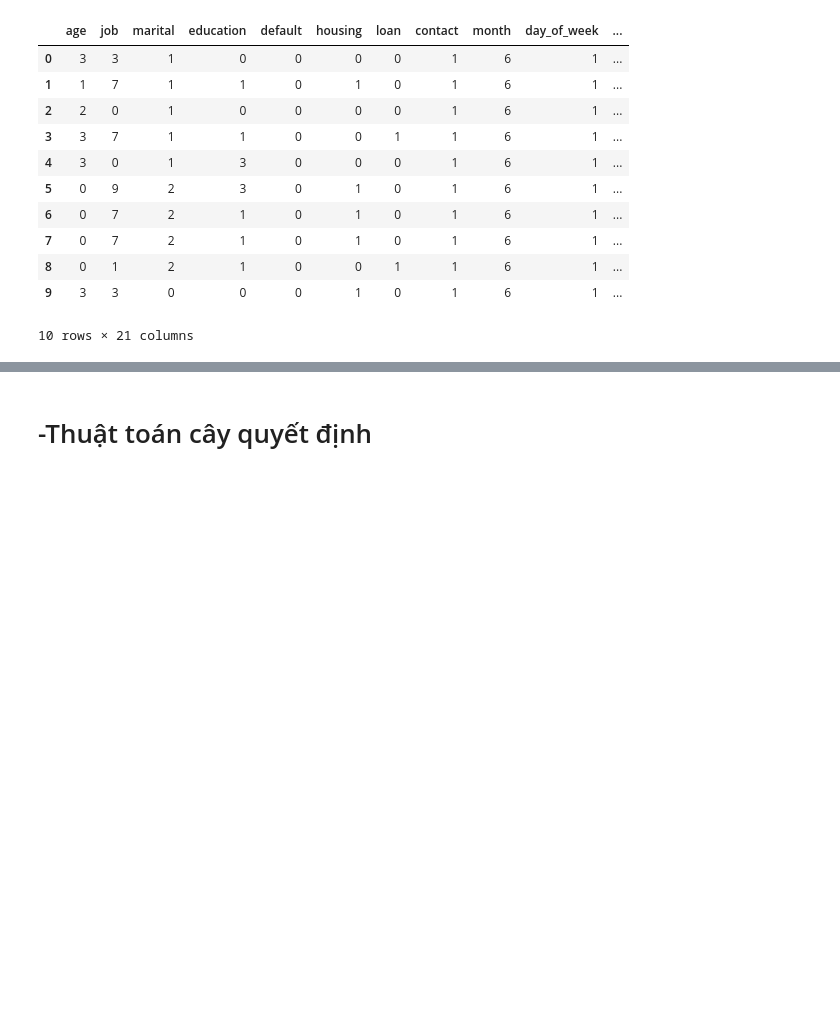
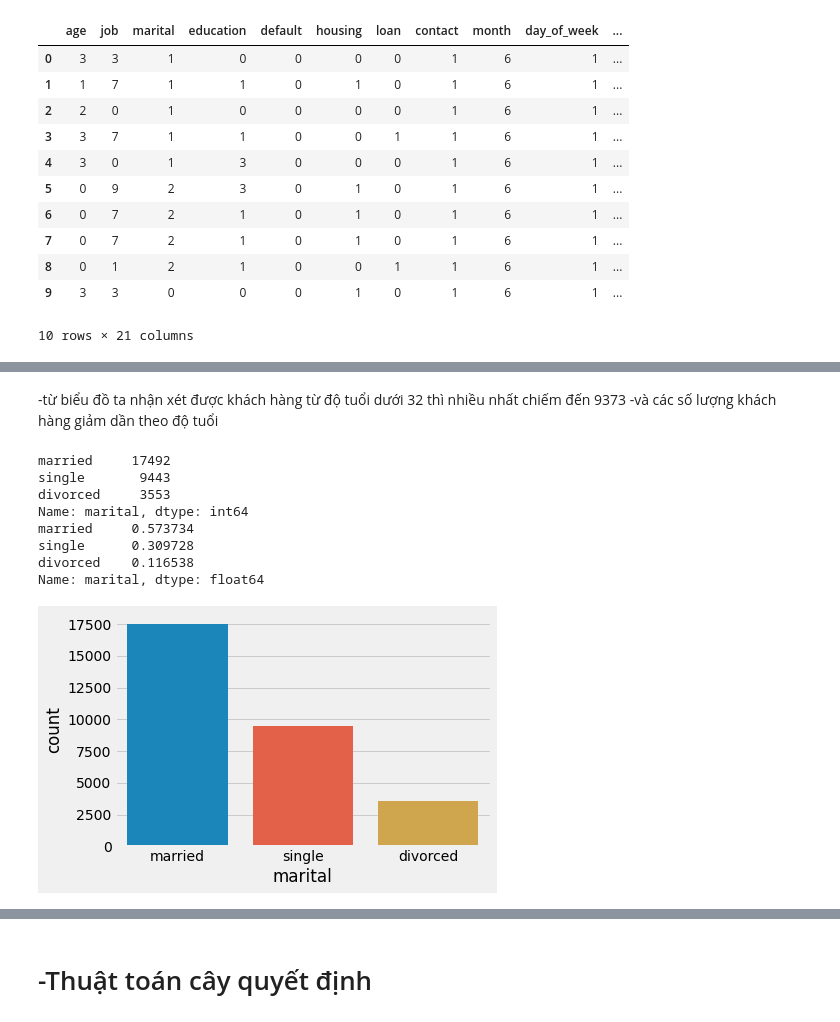
Before and after one commit to TuTuanLe/bank-additional-mining, a Jupyter notebook: mining.ipynb, the cells around one changed output, grey strips where cells are left out. Cells and saved outputs as stored; diff of their text form; code cells hidden in the pictures; blank space fills up the shorter version.

```diff
--- a/mining.ipynb
+++ b/mining.ipynb
@@ -223,0 +242,18 @@ data.head(10)
+# %% [markdown]
+-từ biểu đồ ta nhận xét được khách hàng từ độ tuổi dưới 32 thì nhiều nhất chiếm đến 9373
+-và các số lượng khách hàng giảm dần theo độ tuổi
+# %%
+marital_value = df1.marital.value_counts()
+marital_plot= sns.countplot(data=df1, x='marital')
+print(marital_value)
+print(marital_value/ df1.marital.count())
+# %% [output]
+married     17492
+single       9443
+divorced     3553
+Name: marital, dtype: int64
+married     0.573734
+single      0.309728
+divorced    0.116538
+Name: marital, dtype: float64
+[figure, added]
```
Also changed, not shown: parts of 19 cells of this notebook.
